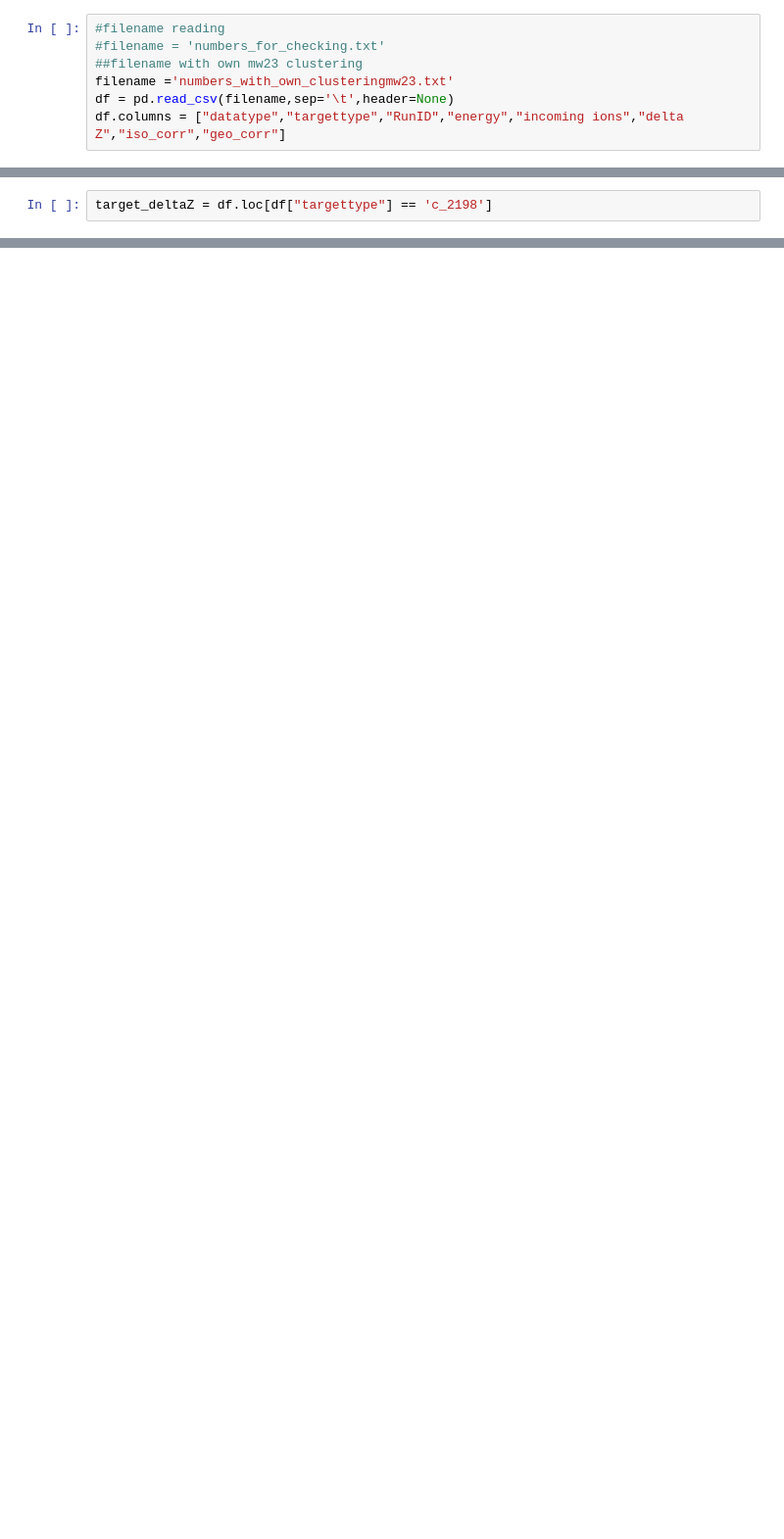
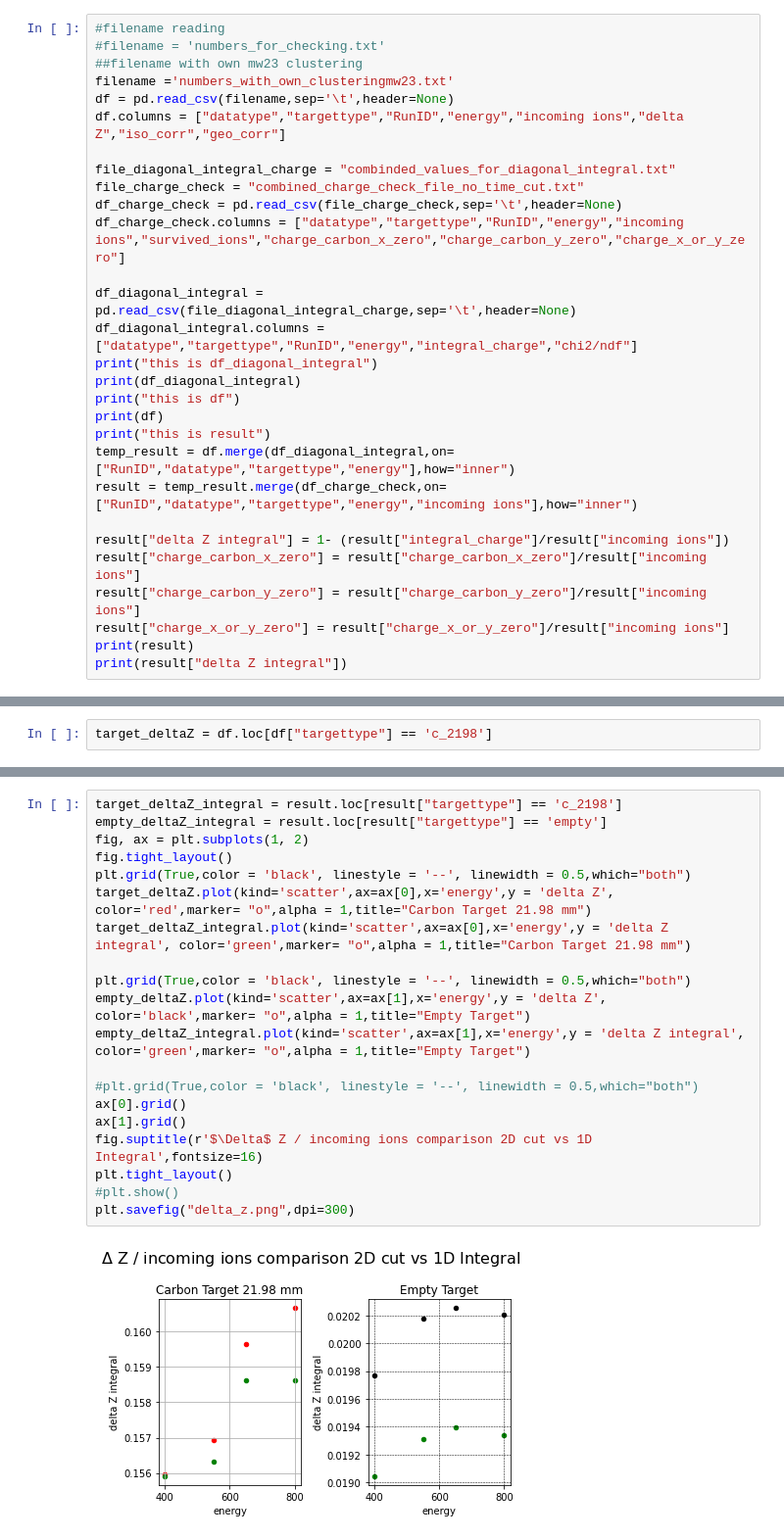
Before and after one commit to jenegger/r3bweek24_gsi, a Jupyter notebook: stats.ipynb, the cells around one changed output, grey strips where cells are left out. Shown at 98% size. Cells and saved outputs as stored; diff of their text form; blank space fills up the shorter version.

```diff
--- a/stats.ipynb
+++ b/stats.ipynb
@@ -11,3 +11,25 @@ import numpy as np
 filename ='numbers_with_own_clusteringmw23.txt'
 df = pd.read_csv(filename,sep='\t',header=None)
 df.columns = ["datatype","targettype","RunID","energy","incoming ions","delta Z","iso_corr","geo_corr"]
+
+file_diagonal_integral_charge = "combinded_values_for_diagonal_integral.txt"
+file_charge_check = "combined_charge_check_file_no_time_cut.txt"
+df_charge_check = pd.read_csv(file_charge_check,sep='\t',header=None)
+df_charge_check.columns = ["datatype","targettype","RunID","energy","incoming ions","survived_ions","charge_carbon_x_zero","charge_carbon_y_zero","charge_x_or_y_zero"]
+
+df_diagonal_integral = pd.read_csv(file_diagonal_integral_charge,sep='\t',header=None)
+df_diagonal_integral.columns = ["datatype","targettype","RunID","energy","integral_charge","chi2/ndf"]
+print("this is df_diagonal_integral")
+print(df_diagonal_integral)
+print("this is df")
+print(df)
+print("this is result")
+temp_result = df.merge(df_diagonal_integral,on=["RunID","datatype","targettype","energy"],how="inner")
+result = temp_result.merge(df_charge_check,on=["RunID","datatype","targettype","energy","incoming ions"],how="inner")
+
+result["delta Z integral"] = 1- (result["integral_charge"]/result["incoming ions"])
+result["charge_carbon_x_zero"] = result["charge_carbon_x_zero"]/result["incoming ions"]
+result["charge_carbon_y_zero"] = result["charge_carbon_y_zero"]/result["incoming ions"]
+result["charge_x_or_y_zero"] = result["charge_x_or_y_zero"]/result["incoming ions"]
+print(result)
+print(result["delta Z integral"])
@@ -64,0 +105,22 @@ plt.savefig("delta_z.png",dpi=300)
+# %%
+target_deltaZ_integral = result.loc[result["targettype"] == 'c_2198']
+empty_deltaZ_integral = result.loc[result["targettype"] == 'empty']
+fig, ax = plt.subplots(1, 2)
+fig.tight_layout()
+plt.grid(True,color = 'black', linestyle = '--', linewidth = 0.5,which="both")
+target_deltaZ.plot(kind='scatter',ax=ax[0],x='energy',y = 'delta Z', color='red',marker= "o",alpha = 1,title="Carbon Target 21.98 mm")
+target_deltaZ_integral.plot(kind='scatter',ax=ax[0],x='energy',y = 'delta Z integral', color='green',marker= "o",alpha = 1,title="Carbon Target 21.98 mm")
+
+plt.grid(True,color = 'black', linestyle = '--', linewidth = 0.5,which="both")
+empty_deltaZ.plot(kind='scatter',ax=ax[1],x='energy',y = 'delta Z', color='black',marker= "o",alpha = 1,title="Empty Target")
+empty_deltaZ_integral.plot(kind='scatter',ax=ax[1],x='energy',y = 'delta Z integral', color='green',marker= "o",alpha = 1,title="Empty Target")
+
+#plt.grid(True,color = 'black', linestyle = '--', linewidth = 0.5,which="both")
+ax[0].grid()
+ax[1].grid()
+fig.suptitle(r'$\Delta$ Z / incoming ions comparison 2D cut vs 1D Integral',fontsize=16)
+plt.tight_layout()
+#plt.show()
+plt.savefig("delta_z.png",dpi=300)
+# %% [output]
+[figure, added]
```
Also changed, not shown: parts of 8 cells of this notebook, 9 other files.
